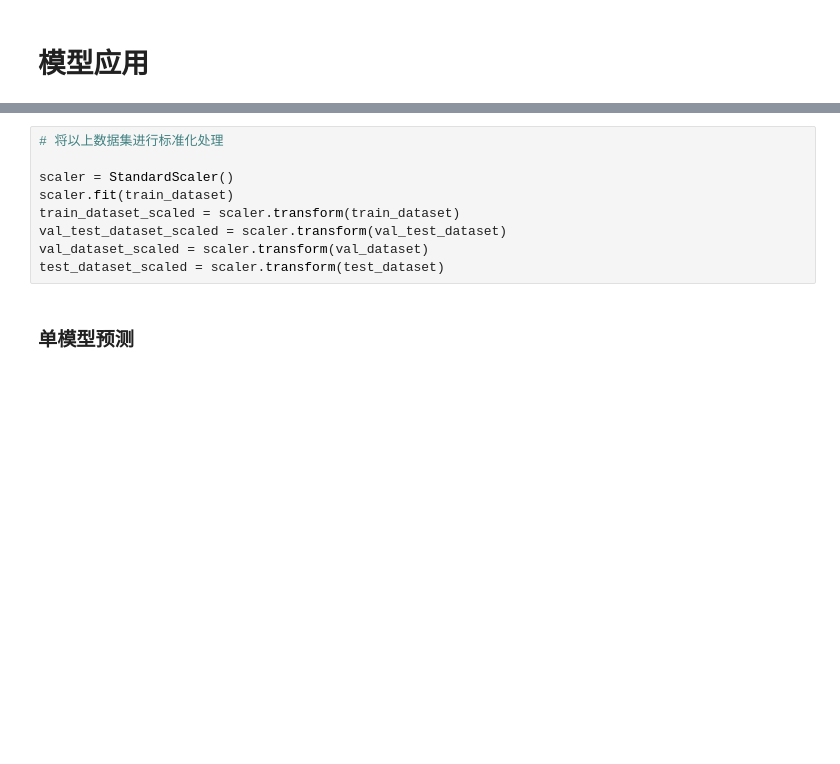
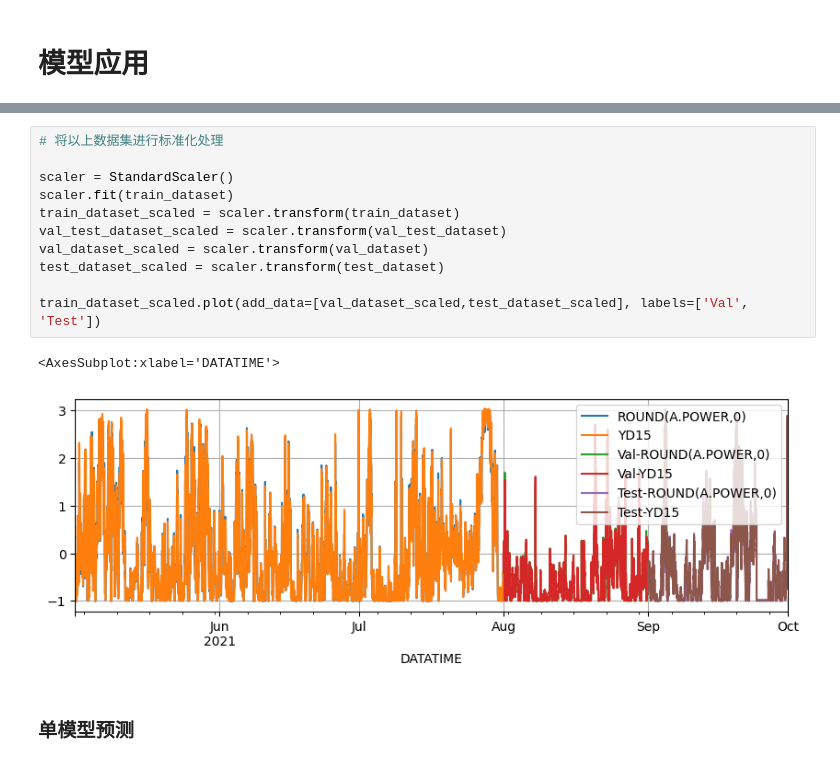
Before and after one commit to tju2050633/KaggleProjects, a Jupyter notebook: code/notebooks/wind-power-benchmark.ipynb, the cells around one changed output, grey strips where cells are left out. Saved outputs shown, nothing was run; the diff lists cells and outputs as text; blank space fills up the shorter version.

```diff
--- a/code/notebooks/wind-power-benchmark.ipynb
+++ b/code/notebooks/wind-power-benchmark.ipynb
@@ -175,12 +282,17 @@ train_dataset.plot(add_data=[val_dataset,test_dataset], labels=['Val', 'Test'])
 # %%
 # 将以上数据集进行标准化处理
 
 scaler = StandardScaler()
 scaler.fit(train_dataset)
 train_dataset_scaled = scaler.transform(train_dataset)
 val_test_dataset_scaled = scaler.transform(val_test_dataset)
 val_dataset_scaled = scaler.transform(val_dataset)
 test_dataset_scaled = scaler.transform(test_dataset)
+
+train_dataset_scaled.plot(add_data=[val_dataset_scaled,test_dataset_scaled], labels=['Val', 'Test'])
+# %% [output]
+<AxesSubplot:xlabel='DATATIME'>
+[figure, added]
 # %% [markdown]
 ### 单模型预测
 # %%
```
Also changed, not shown: parts of 24 cells of this notebook, 19 other files.
